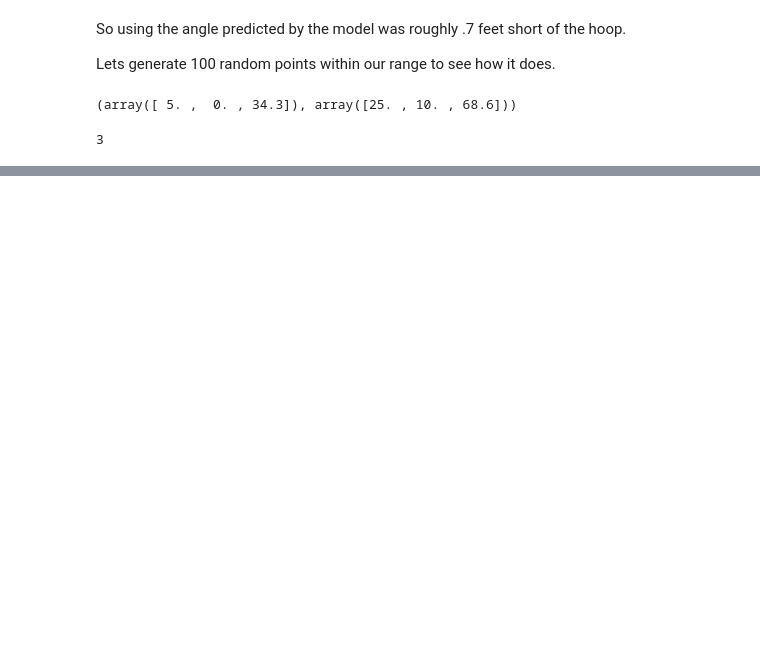
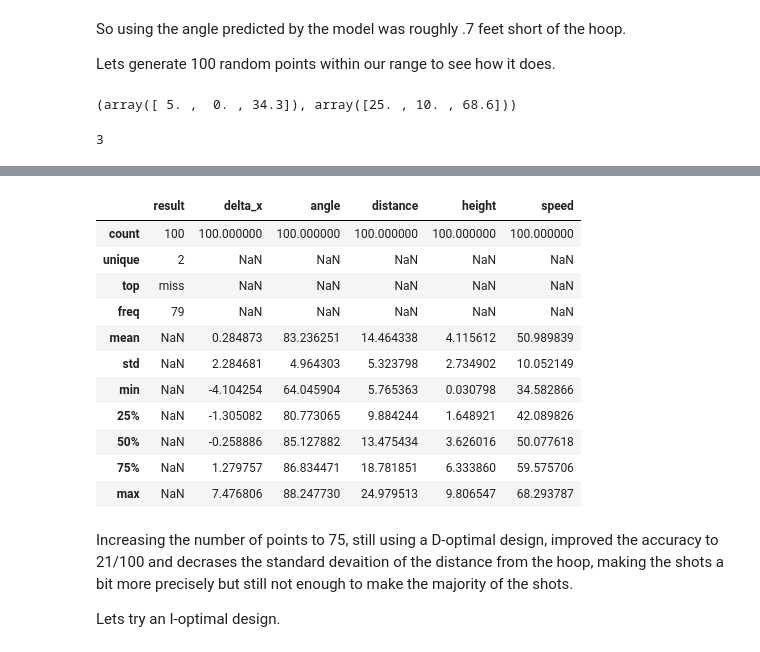
Before and after one commit to StevenCHowell/bball_cannon, a Jupyter notebook: BBall Cannon.ipynb, the cells around one changed output, grey strips where cells are left out. Cells and saved outputs as stored; diff of their text form; code cells hidden in the pictures; blank space fills up the shorter version.

```diff
--- a/BBall Cannon.ipynb
+++ b/BBall Cannon.ipynb
@@ -1025,0 +1155,5 @@ To address these shortcomings, the next steps would be to
+# %%
+test_d75 = TestDesign(d75)
+test_d75.run()
+test_d75.fit()
+test_d75.test(test100)
@@ -1025,0 +1178,19 @@ To address these shortcomings, the next steps would be to
+# %%
+test_d75.test_data.describe(include='all')
+# %% [output]
+|  | result | delta_x | angle | distance | height | speed |
+| count | 100 | 100.000000 | 100.000000 | 100.000000 | 100.000000 | 100.000000 |
+| unique | 2 | NaN | NaN | NaN | NaN | NaN |
+| top | miss | NaN | NaN | NaN | NaN | NaN |
+| freq | 79 | NaN | NaN | NaN | NaN | NaN |
+| mean | NaN | 0.284873 | 83.236251 | 14.464338 | 4.115612 | 50.989839 |
+| std | NaN | 2.284681 | 4.964303 | 5.323798 | 2.734902 | 10.052149 |
+| min | NaN | -4.104254 | 64.045904 | 5.765363 | 0.030798 | 34.582866 |
+| 25% | NaN | -1.305082 | 80.773065 | 9.884244 | 1.648921 | 42.089826 |
+| 50% | NaN | -0.258886 | 85.127882 | 13.475434 | 3.626016 | 50.077618 |
+| 75% | NaN | 1.279757 | 86.834471 | 18.781851 | 6.333860 | 59.575706 |
+| max | NaN | 7.476806 | 88.247730 | 24.979513 | 9.806547 | 68.293787 |
+# %% [markdown]
+Increasing the number of points to 75, still using a D-optimal design, improved the accuracy to 21/100 and decrases the standard devaition of the distance from the hoop, making the shots a bit more precisely but still not enough to make the majority of the shots.
+
+Lets try an I-optimal design.
```
Also changed, not shown: parts of 47 cells of this notebook.
